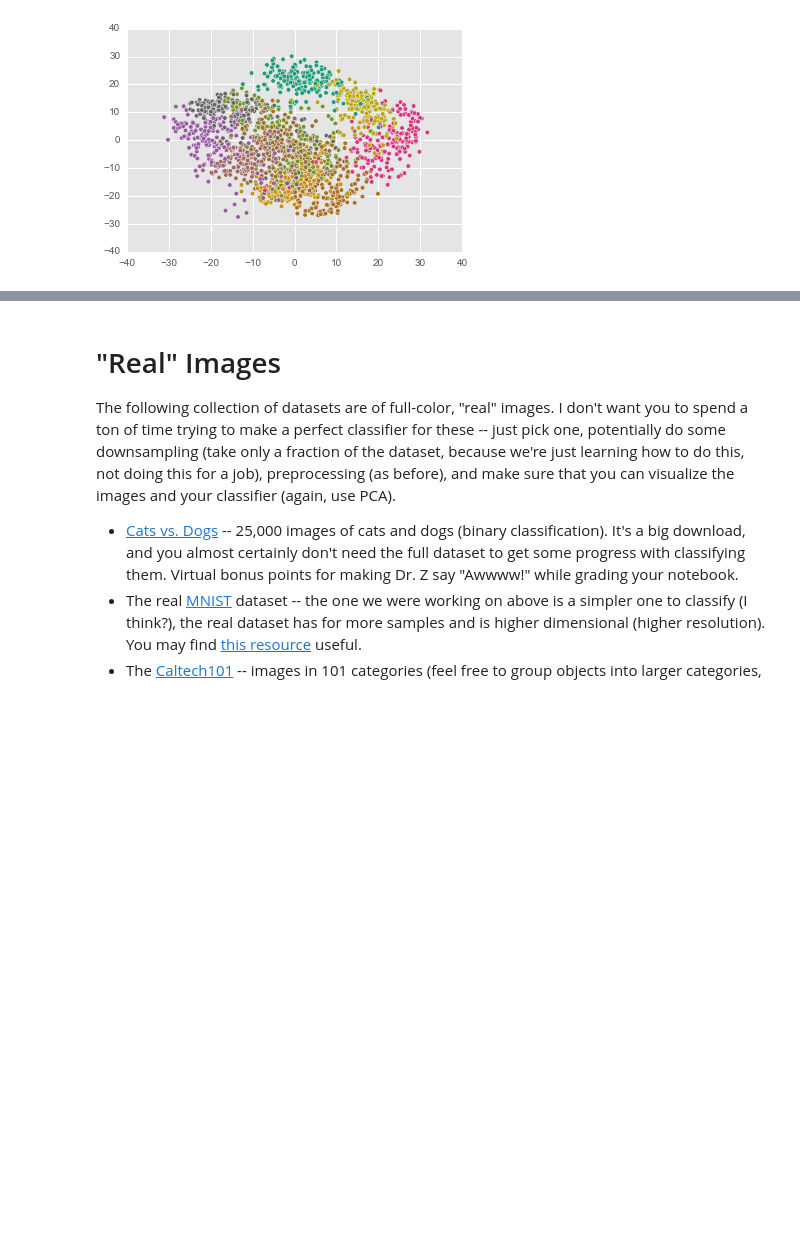
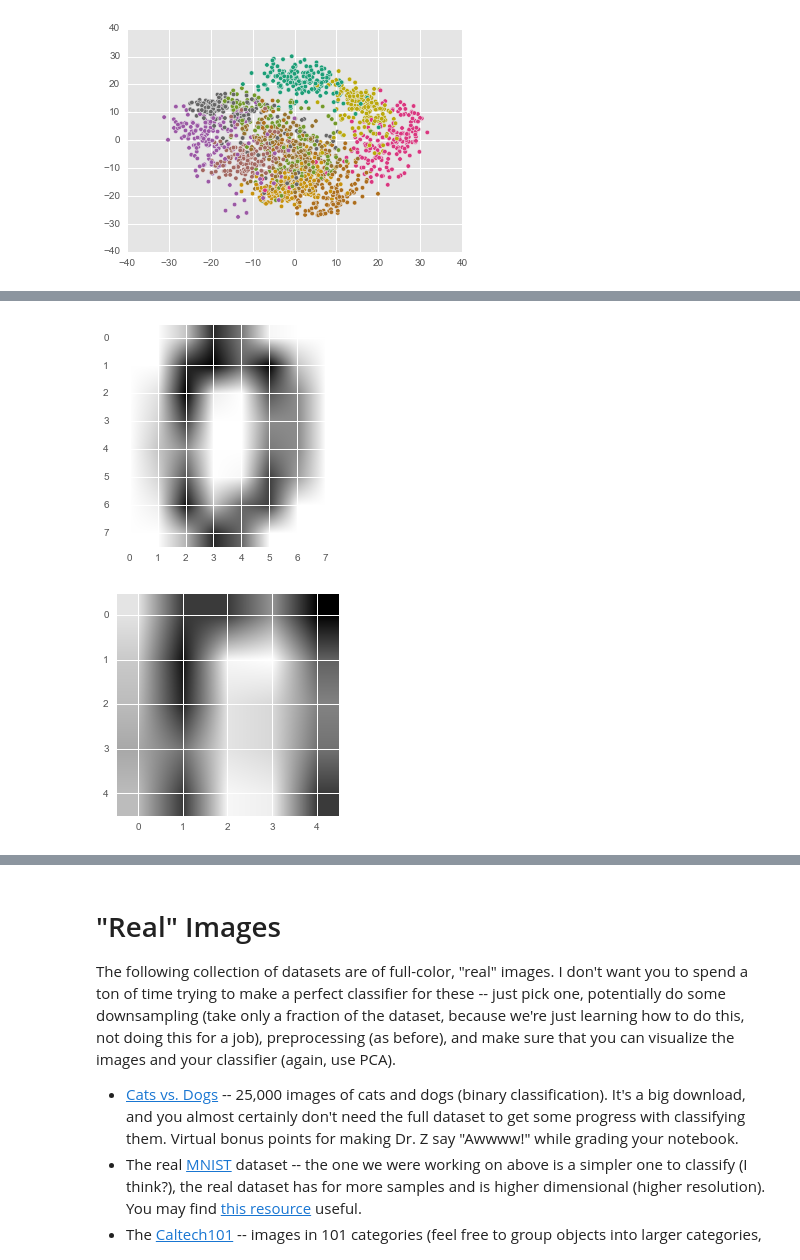
Before and after one commit to Reichenbachian/SVM_Examples, a Jupyter notebook: miniproject_SVMs.ipynb, the cells around one changed output, grey strips where cells are left out. Saved outputs shown, nothing was run; the diff lists cells and outputs as text; code cells hidden in the pictures; blank space fills up the shorter version.

```diff
--- a/miniproject_SVMs.ipynb
+++ b/miniproject_SVMs.ipynb
@@ -115,9 +118,11 @@ I recommend, but do not require, that you first subsample down to two classes (s
 # %%
 svm = SVC()
 svm.fit(digits, y)
+def showArray(arr, xLen=8, yLen=8):
+    plt.imshow(arr.reshape(xLen, yLen))
+    plt.show()
 def show(row):
-    plt.imshow(digits[row].reshape(8,8))
-    plt.show()
+    showArray(digits[row])
 predicted = svm.predict(digits)
 print("Accuracy score is:", np.sum([1 if predicted[i] == y[i] else 0 for i in range(len(predicted))])/len(predicted)*100, '%')
 
@@ -159,0 +163,28 @@ This image data is pretty high-dimensional.  There are two preprocessing techniq
+# %%
+image = digits[0]
+showArray(image)
+matrix = [[-1/8,-1/8,-1/8],
+          [-1/8,   1,-1/8],
+          [-1/8,-1/8,-1/8]]
+def convolve(imageArr, matrix):
+    xLen = len(imageArr[0])-len(matrix[0])
+    yLen = len(imageArr) - len(matrix)
+    newImage = np.array([[0 for y in range(xLen)] for x in range(yLen)])
+    for imageX in range(xLen):
+        if random() < .05:
+            print(round(imageX/xLen*100, 2), '%')
+        for imageY in range(yLen):
+            pixelSum = 0
+            for matrixX in range(len(matrix[0])):
+                for matrixY in range(len(matrix)):
+                        pixelSum += matrix[matrixY][matrixX]*imageArr[imageY+matrixY][imageX+matrixX]
+            newImage[imageY][imageX] = pixelSum
+    return newImage
+
+
+convolved = convolve(image.reshape(8,8), matrix)
+plt.imshow(convolved)
+plt.show()
+# %% [output]
+[figure, added]
+[figure, added]
```
Also changed, not shown: parts of 4 cells of this notebook, 1 other file.
